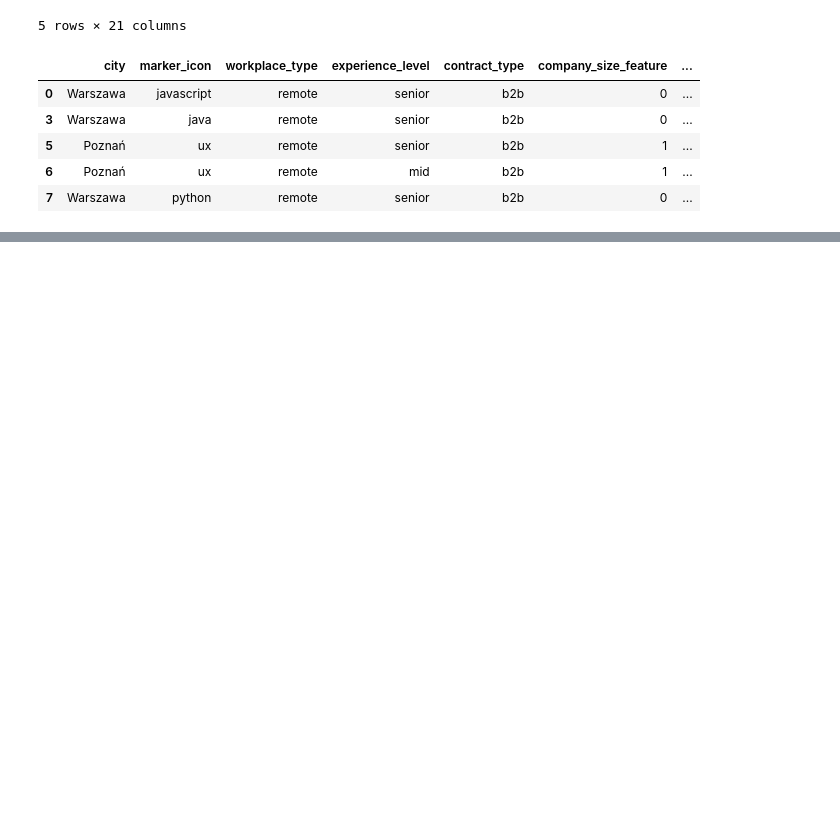
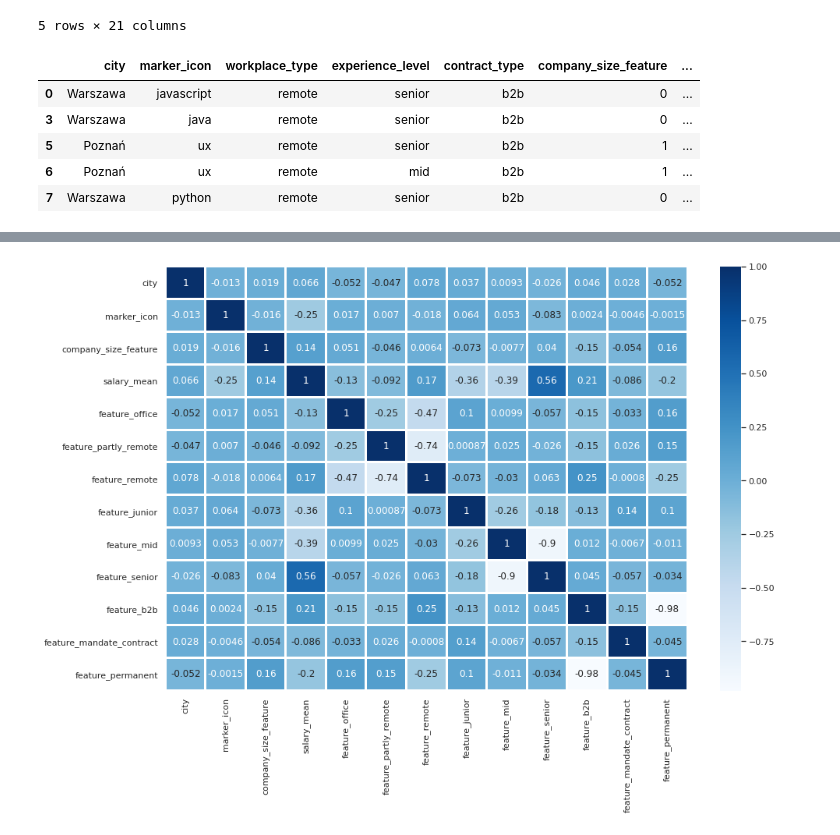
Before and after one commit to MalarzDawid/Job-Salary-Prediction, a Jupyter notebook: projects/justjoin-jobs/notebooks/EDA.ipynb, the cells around one changed output, grey strips where cells are left out. Cells and saved outputs as stored; diff of their text form; code cells hidden in the pictures; blank space fills up the shorter version.

```diff
--- a/projects/justjoin-jobs/notebooks/EDA.ipynb
+++ b/projects/justjoin-jobs/notebooks/EDA.ipynb
@@ -261,3 +300,5 @@ df.head()
+# %%
+df = pd.read_csv('../data/clear_output_data.csv')
 # %%
 df['city'] = df['city'].astype('category')
 df['city'] = df['city'].cat.codes
@@ -269,2 +319,8 @@ df = pd.get_dummies(df, columns=['workplace_type', 'experience_level', 'contract
+# %%
+plt.figure(figsize=(15,10))
+correlation = df.corr()
+sns.heatmap(correlation, annot=True, linewidths=2, cmap="Blues");
+# %% [output]
+[figure, added]
 # %%
 df.to_csv("../data/numerical_df", index=False)
```
Also changed, not shown: parts of 5 cells of this notebook, 1 other file.
